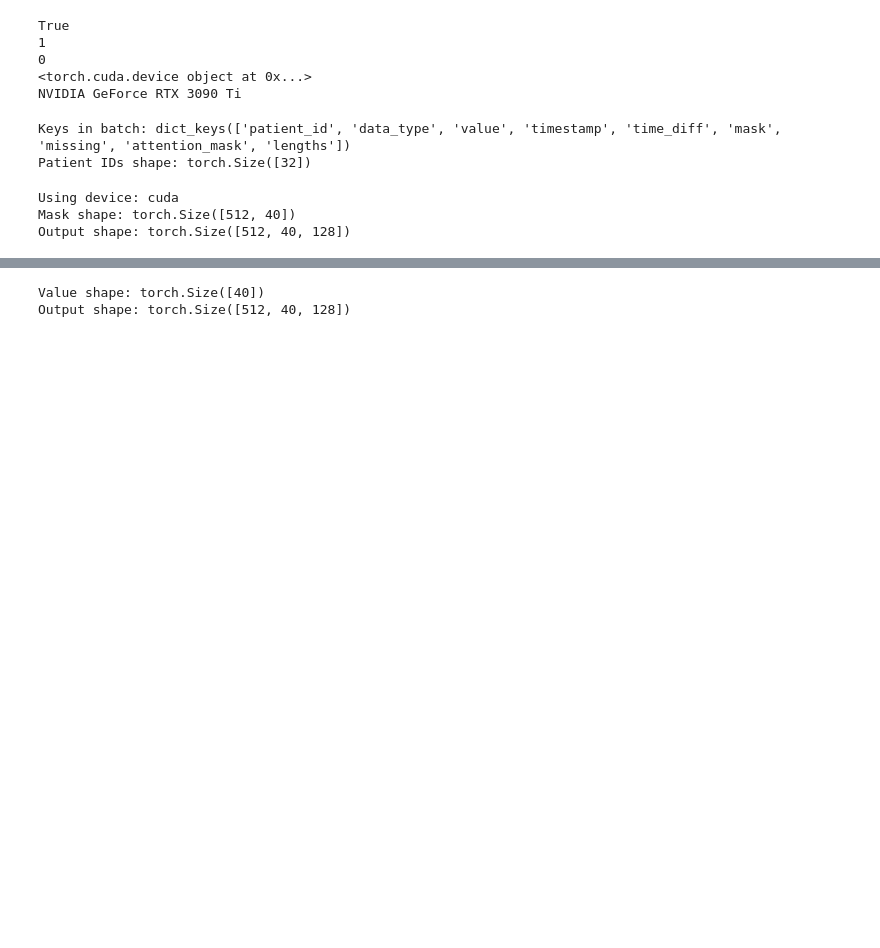
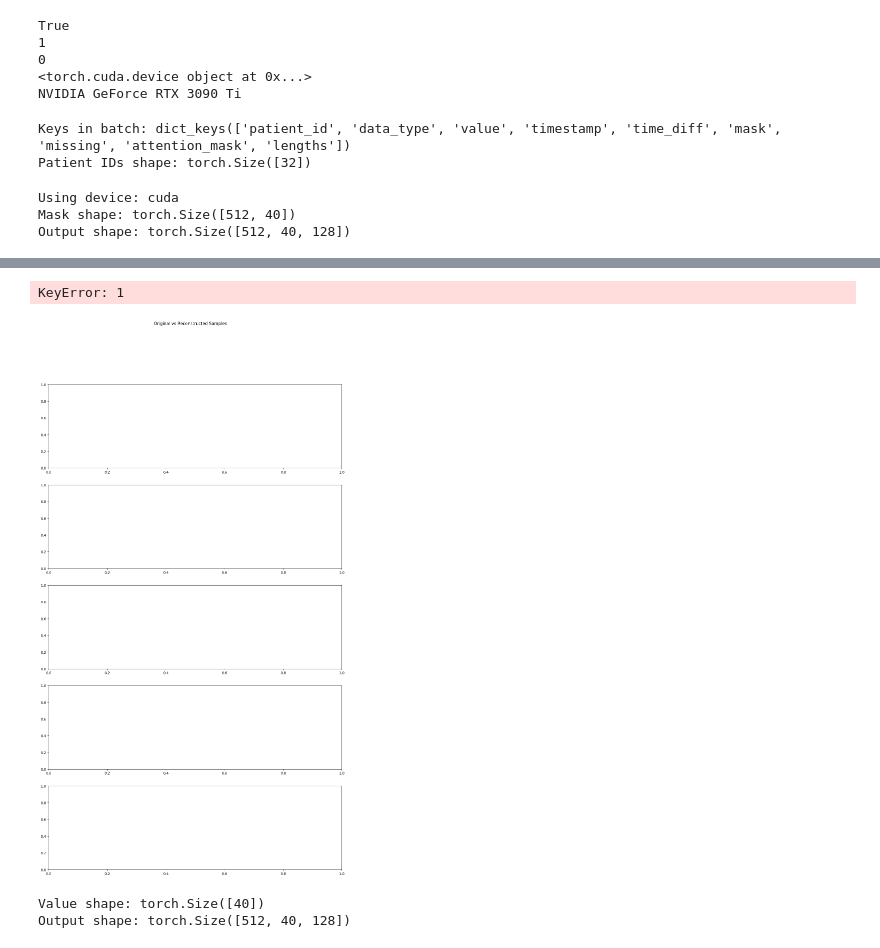
Before and after one commit to csainsbury/TA_transformer_FM, a Jupyter notebook: tawt_v2_cpu_to_gpu.ipynb, the cells around one changed output, grey strips where cells are left out. Saved outputs shown, nothing was run; the diff lists cells and outputs as text; code cells hidden in the pictures; blank space fills up the shorter version.

Commit message:
now running via gpu with reconstruction

```diff
--- a/tawt_v2_cpu_to_gpu.ipynb
+++ b/tawt_v2_cpu_to_gpu.ipynb
@@ -737,11 +494,11 @@ class EHRTransformer(nn.Module):
 
 # Example usage
 num_data_types = 100  # Adjust based on your data
-d_model = 128
-num_heads = 8
+d_model = 256
+num_heads = 16
 num_layers = 6
 d_ff = 512
-dropout = 0.1
+dropout = 0.4
 
 device = torch.device("cuda" if torch.cuda.is_available() else "cpu")
 # device = torch.device("cpu")
@@ -1158,3 +861,63 @@ reconstruct_and_compare_features(model, dataloader, device, num_samples=5)
+# %%
+def reconstruct_and_compare_features(model, dataloader, device, value_normalizer, num_samples=5):
+    model.eval()
+    with torch.no_grad():
+        for batch in dataloader:
+            batch = {k: v.to(device) for k, v in batch.items() if isinstance(v, torch.Tensor)}
+
+            output = model(batch['data_type'], batch['value'], batch['timestamp'], batch['time_diff'], batch['attention_mask'])
+
+            fig, axs = plt.subplots(num_samples, 1, figsize=(15, 5 * num_samples))
+            fig.suptitle("Original vs Reconstructed Samples")
+
+            for i in range(num_samples):
+                patient_data = {k: v[i] for k, v in batch.items()}
+                patient_output = output[i]
+
+                valid_indices = patient_data['attention_mask'].bool()
+
+                timestamps = patient_data['timestamp'][valid_indices].cpu().numpy()
+                data_types = patient_data['data_type'][valid_indices].cpu().numpy()
+                original_values = patient_data['value'][valid_indices].cpu().numpy()
+                reconstructed_values = patient_output[valid_indices, 0].cpu().numpy()
+
+                original_values_unscaled = []
+                reconstructed_values_unscaled = []
+                for j, data_type_idx in enumerate(data_types):
+                    data_type_name = value_normalizer.idx_to_data_type[data_type_idx.item()]
+                    original_values_unscaled.append(value_normalizer.inverse_normalize(data_type_name, original_values[j]))
+                    reconstructed_values_unscaled.append(value_normalizer.inverse_normalize(data_type_name, reconstructed_values[j]))
+
+                original_values_unscaled = np.array(original_values_unscaled)
+                reconstructed_values_unscaled = np.array(reconstructed_values_unscaled)
+
+                sort_idx = np.argsort(timestamps)
+                timestamps = timestamps[sort_idx]
+                data_types = data_types[sort_idx]
+                original_values_unscaled = original_values_unscaled[sort_idx]
+                reconstructed_values_unscaled = reconstructed_values_unscaled[sort_idx]
+
+                axs[i].scatter(timestamps, original_values_unscaled, label='Original', marker='o')
+                axs[i].scatter(timestamps, reconstructed_values_unscaled, label='Reconstructed', marker='x')
+
+                for j, (t, v, dt) in enumerate(zip(timestamps, original_values_unscaled, data_types)):
+                    axs[i].annotate(value_normalizer.idx_to_data_type[dt.item()], (t, v), xytext=(5, 5),
+                                    textcoords='offset points', fontsize=8, alpha=0.7)
+
+                axs[i].set_title(f"Sample {i+1}")
+                axs[i].set_xlabel("Timestamp")
+                axs[i].set_ylabel("Value")
+                axs[i].legend()
+
+            plt.tight_layout()
+            plt.show()
+
+            break  # Only process one batch
+
+reconstruct_and_compare_features(model, dataloader, device, value_normalizer)
+# %% [output]
+KeyError: 1
+[figure, added]
 # %%
 print("Value shape:", value.shape)
 print("Output shape:", output.shape)
```
Also changed, not shown: parts of 6 cells of this notebook.
